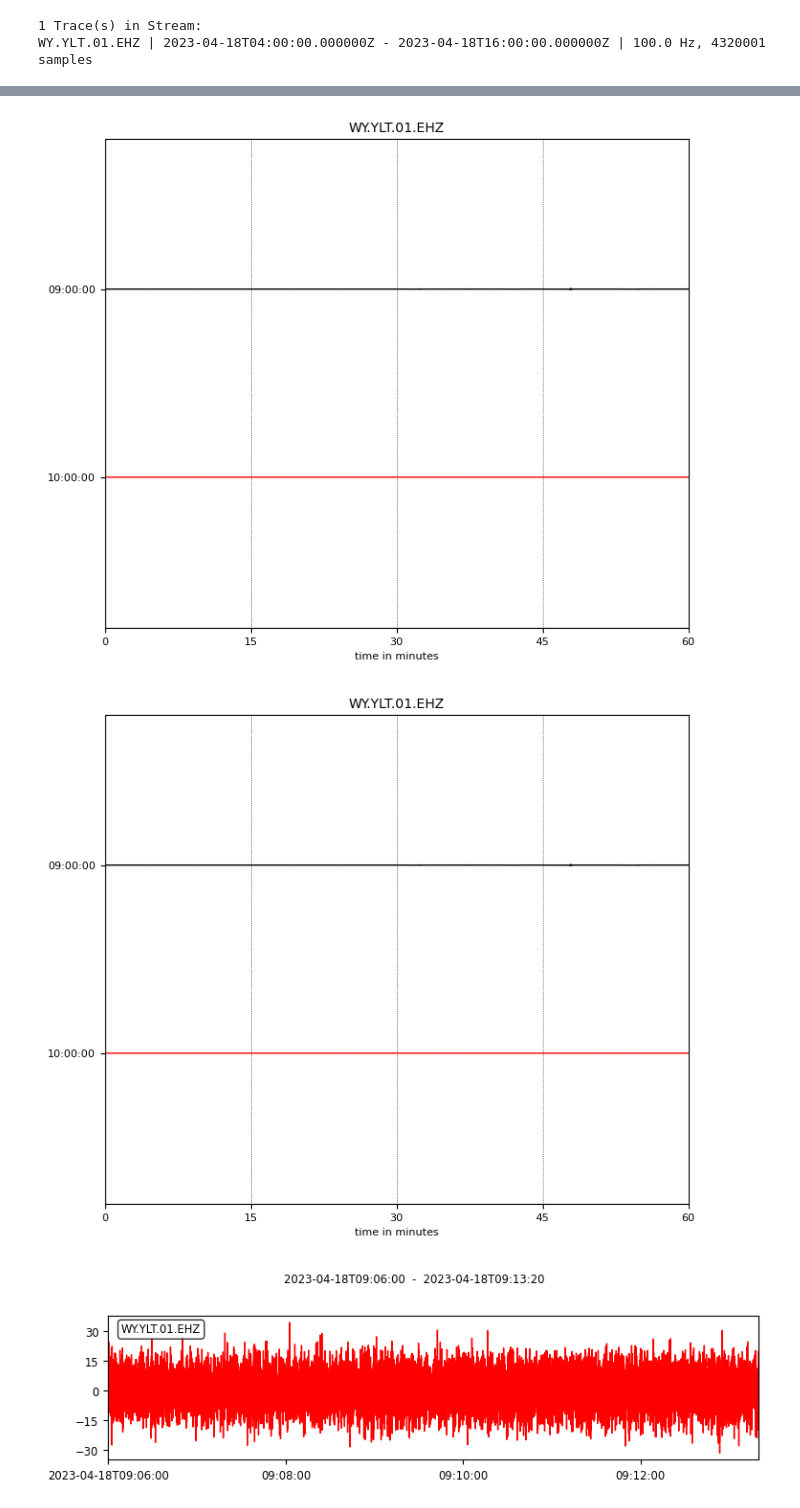
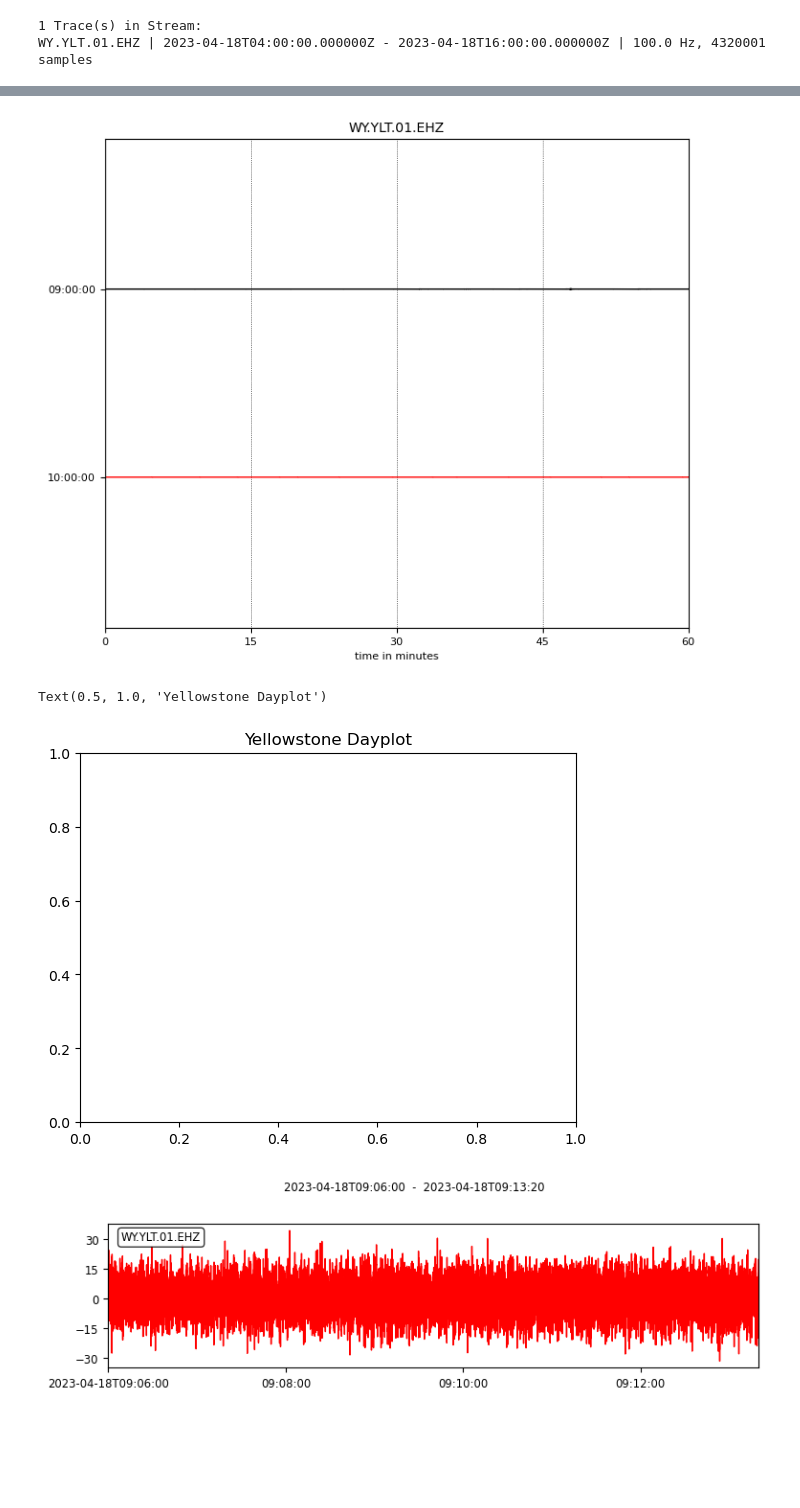
Before and after one commit to GPGN-268-archive/FP01-mars-seismo, a Jupyter notebook: ChloeWork.ipynb, the cells around one changed output, grey strips where cells are left out. Drawn from its saved outputs; the diff is of its cells as text; code cells hidden in the pictures; blank space fills up the shorter version.

Commit message:
Added Titles

```diff
--- a/ChloeWork.ipynb
+++ b/ChloeWork.ipynb
@@ -149,14 +151,16 @@ plt.show()
 # %%
 st3.plot(type='dayplot')
 
 st3.plot(type="dayplot", interval=60, right_vertical_labels=False,
         vertical_scaling_range=5e6, one_tick_per_line=True,
         color=['k', 'r', 'b', 'g'], show_y_UTC_label=False,
         events={'min_magnitude': 6.5})
+plt.title('Yellowstone Dayplot')
 # %% [output]
 [figure]
 [figure]
+Text(0.5, 1.0, 'Yellowstone Dayplot')
-[figure, old version]
+[figure, new version]
 # %%
 dt = st3[0].stats.starttime
 st3.plot(color='red', tick_format='%I:%M %p',
```
Also changed, not shown: parts of 3 cells of this notebook, 1 other file.
